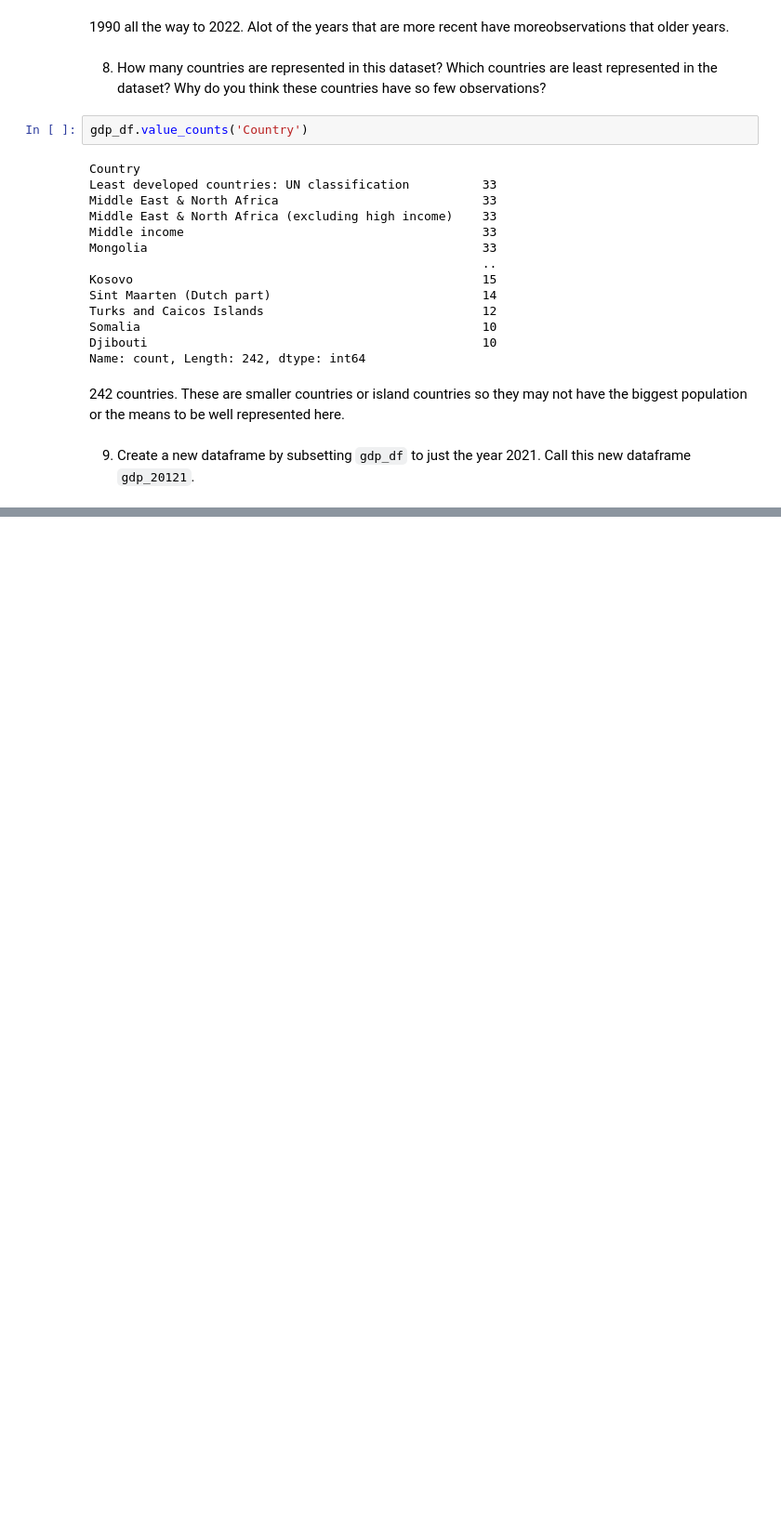
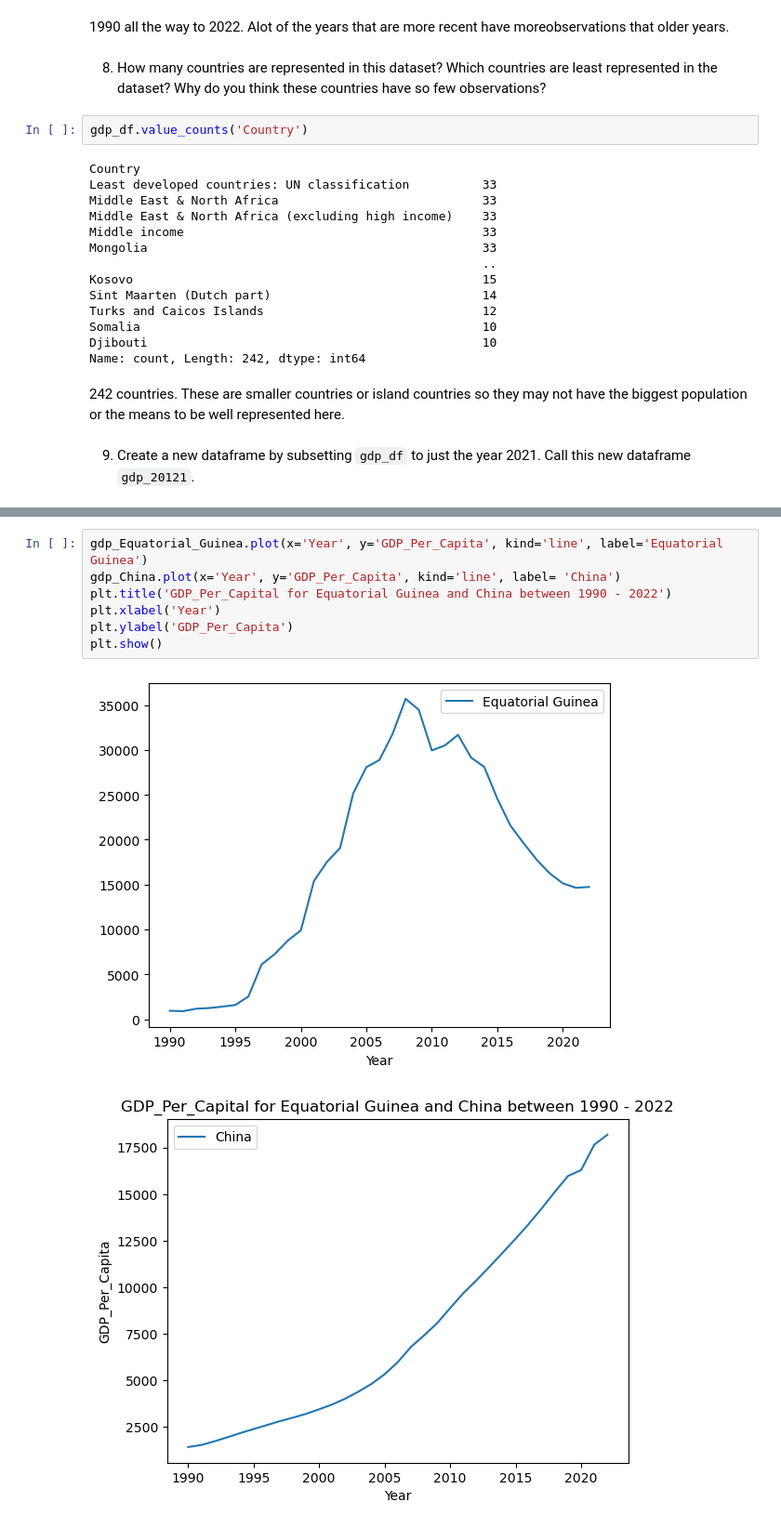
Before and after one commit to nss-data-science-cohort-8/un-exploration-Jorgen85Lex, a Jupyter notebook: notebooks/UN_Data_Exploration.ipynb, the cells around one changed output, grey strips where cells are left out. Shown: that part at 93% size. Drawn from its saved outputs; the diff is of its cells as text; blank space fills up the shorter version.

```diff
--- a/notebooks/UN_Data_Exploration.ipynb
+++ b/notebooks/UN_Data_Exploration.ipynb
@@ -186,0 +337,10 @@ gdp_20121.describe()
+# %%
+gdp_Equatorial_Guinea.plot(x='Year', y='GDP_Per_Capita', kind='line', label='Equatorial Guinea')
+gdp_China.plot(x='Year', y='GDP_Per_Capita', kind='line', label= 'China')
+plt.title('GDP_Per_Capital for Equatorial Guinea and China between 1990 - 2022')
+plt.xlabel('Year')
+plt.ylabel('GDP_Per_Capita')
+plt.show()
+# %% [output]
+[figure, added]
+[figure, added]
```
Also changed, not shown: parts of 32 cells of this notebook.
